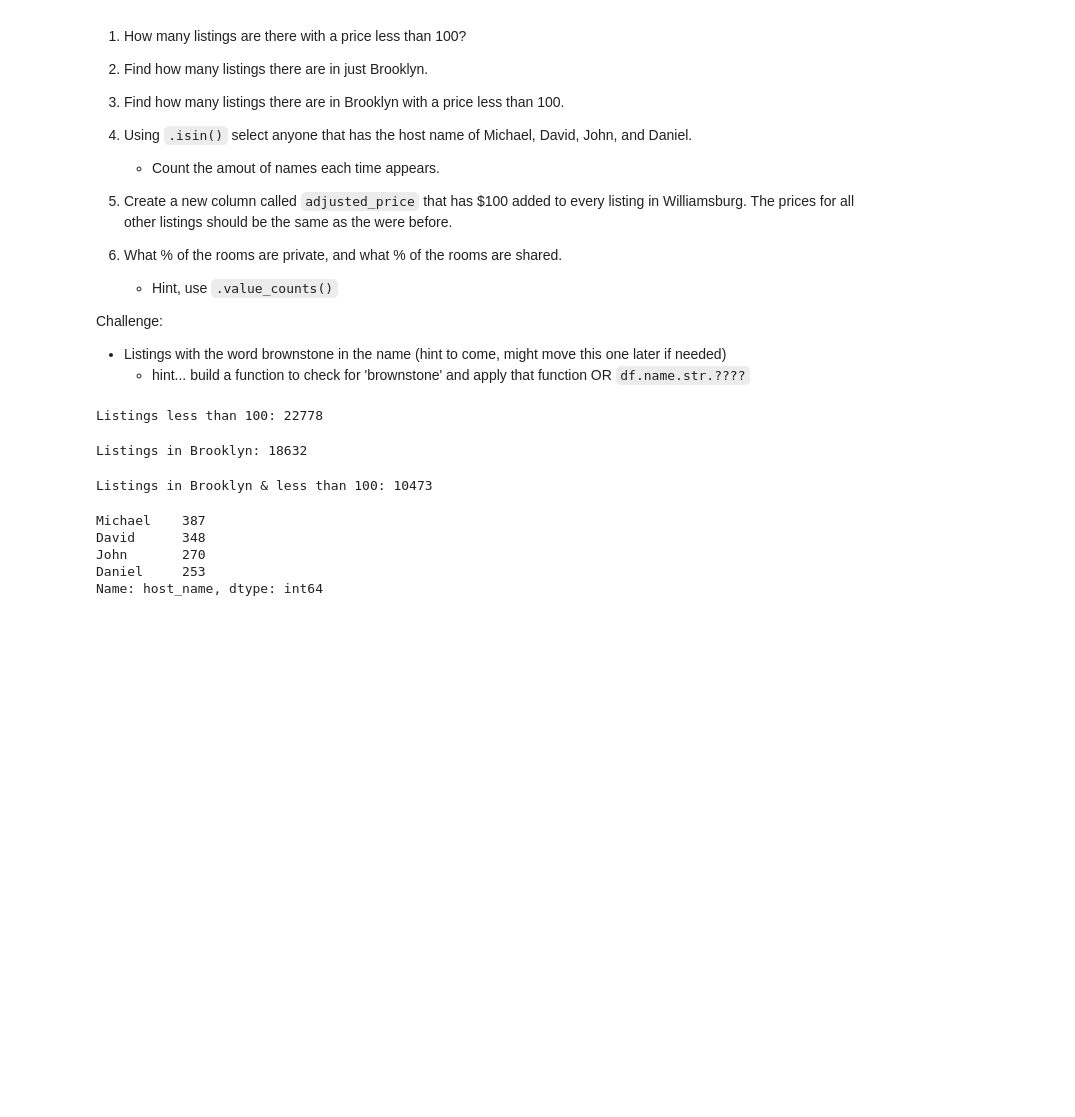
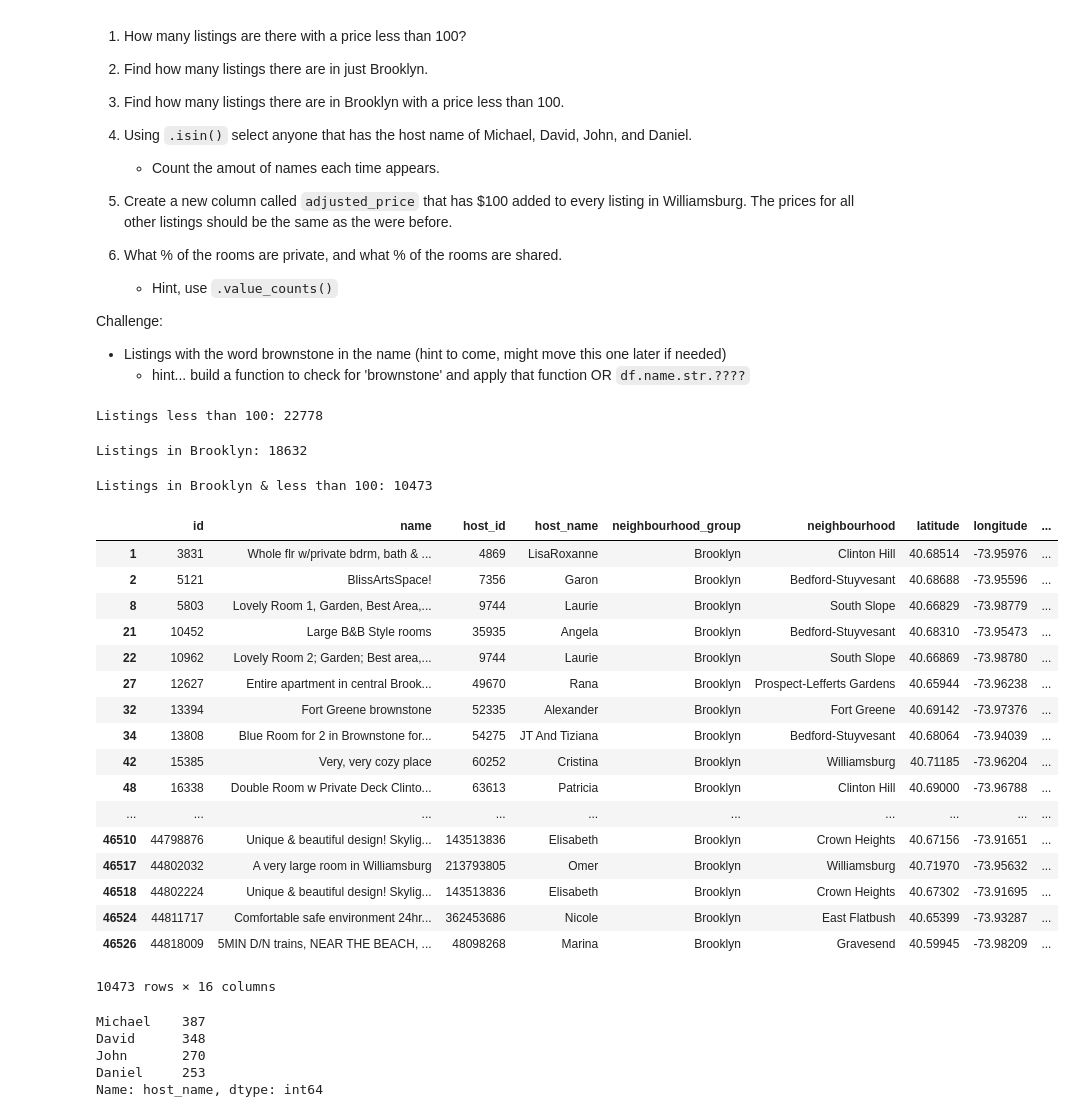
Before and after one commit to jzhao113/2020-fall-data-science, a Jupyter notebook: Week1-Pandas/Exercise.ipynb, the cells around one changed output. Saved outputs shown, nothing was run; the diff lists cells and outputs as text; code cells hidden in the pictures; blank space fills up the shorter version.

```diff
--- a/Week1-Pandas/Exercise.ipynb
+++ b/Week1-Pandas/Exercise.ipynb
@@ -57,9 +57,28 @@ Listings in Brooklyn: 18632
 # %%
 # 3. Find how many listings there are in Brooklyn with a price less than 100.
 
 print("Listings in Brooklyn & less than 100: "+ str(len(df[select_condition & select_condition2])))
+df[select_condition & select_condition2]
 # %% [output]
 Listings in Brooklyn & less than 100: 10473
+|  | id | name | host_id | host_name | neighbourhood_group | neighbourhood | latitude | longitude | ... |
+| 1 | 3831 | Whole flr w/private bdrm, bath & ... | 4869 | LisaRoxanne | Brooklyn | Clinton Hill | 40.68514 | -73.95976 | ... |
+| 2 | 5121 | BlissArtsSpace! | 7356 | Garon | Brooklyn | Bedford-Stuyvesant | 40.68688 | -73.95596 | ... |
+| 8 | 5803 | Lovely Room 1, Garden, Best Area,... | 9744 | Laurie | Brooklyn | South Slope | 40.66829 | -73.98779 | ... |
+| 21 | 10452 | Large B&B Style rooms | 35935 | Angela | Brooklyn | Bedford-Stuyvesant | 40.68310 | -73.95473 | ... |
+| 22 | 10962 | Lovely Room 2; Garden; Best area,... | 9744 | Laurie | Brooklyn | South Slope | 40.66869 | -73.98780 | ... |
+| 27 | 12627 | Entire apartment in central Brook... | 49670 | Rana | Brooklyn | Prospect-Lefferts Gardens | 40.65944 | -73.96238 | ... |
+| 32 | 13394 | Fort Greene brownstone | 52335 | Alexander | Brooklyn | Fort Greene | 40.69142 | -73.97376 | ... |
+| 34 | 13808 | Blue Room for 2 in Brownstone for... | 54275 | JT And Tiziana | Brooklyn | Bedford-Stuyvesant | 40.68064 | -73.94039 | ... |
+| 42 | 15385 | Very, very cozy place | 60252 | Cristina | Brooklyn | Williamsburg | 40.71185 | -73.96204 | ... |
+| 48 | 16338 | Double Room w Private Deck Clinto... | 63613 | Patricia | Brooklyn | Clinton Hill | 40.69000 | -73.96788 | ... |
+| ... | ... | ... | ... | ... | ... | ... | ... | ... | ... |
+| 46510 | 44798876 | Unique & beautiful design! Skylig... | 143513836 | Elisabeth | Brooklyn | Crown Heights | 40.67156 | -73.91651 | ... |
+| 46517 | 44802032 | A very large room in Williamsburg | 213793805 | Omer | Brooklyn | Williamsburg | 40.71970 | -73.95632 | ... |
+| 46518 | 44802224 | Unique & beautiful design! Skylig... | 143513836 | Elisabeth | Brooklyn | Crown Heights | 40.67302 | -73.91695 | ... |
+| 46524 | 44811717 | Comfortable safe environment 24hr... | 362453686 | Nicole | Brooklyn | East Flatbush | 40.65399 | -73.93287 | ... |
+| 46526 | 44818009 | 5MIN D/N trains, NEAR THE BEACH, ... | 48098268 | Marina | Brooklyn | Gravesend | 40.59945 | -73.98209 | ... |
+10473 rows × 16 columns
 # %%
 # 4. Using `.isin()` select anyone that has the host name of Michael, David, John, and Daniel.
 list_hosts = ["Michael", "David", "John", "Daniel"]
```
Also changed, not shown: parts of 1 cell of this notebook.
